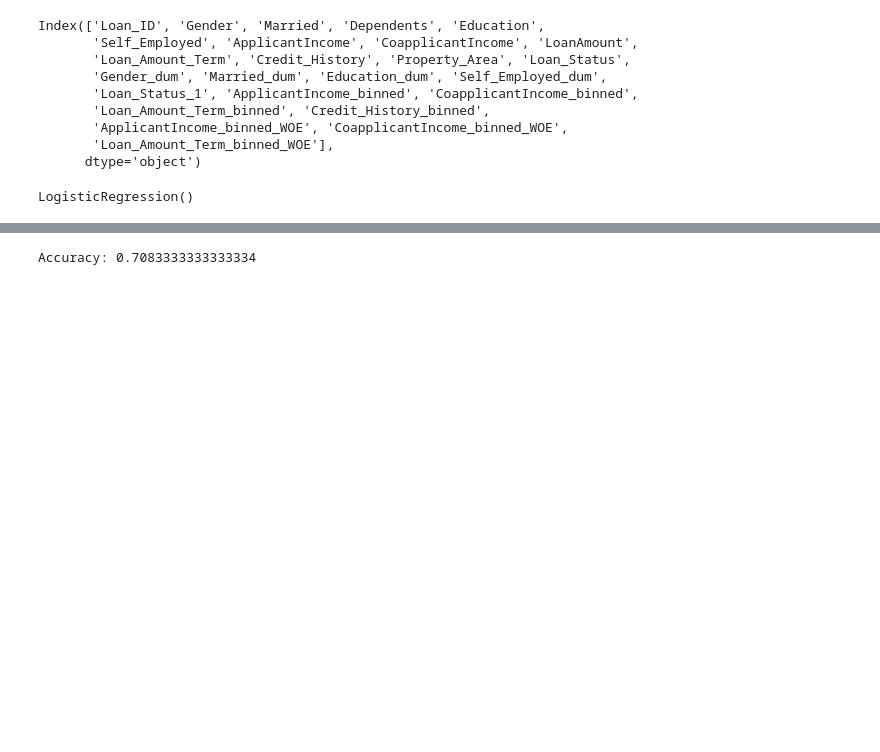
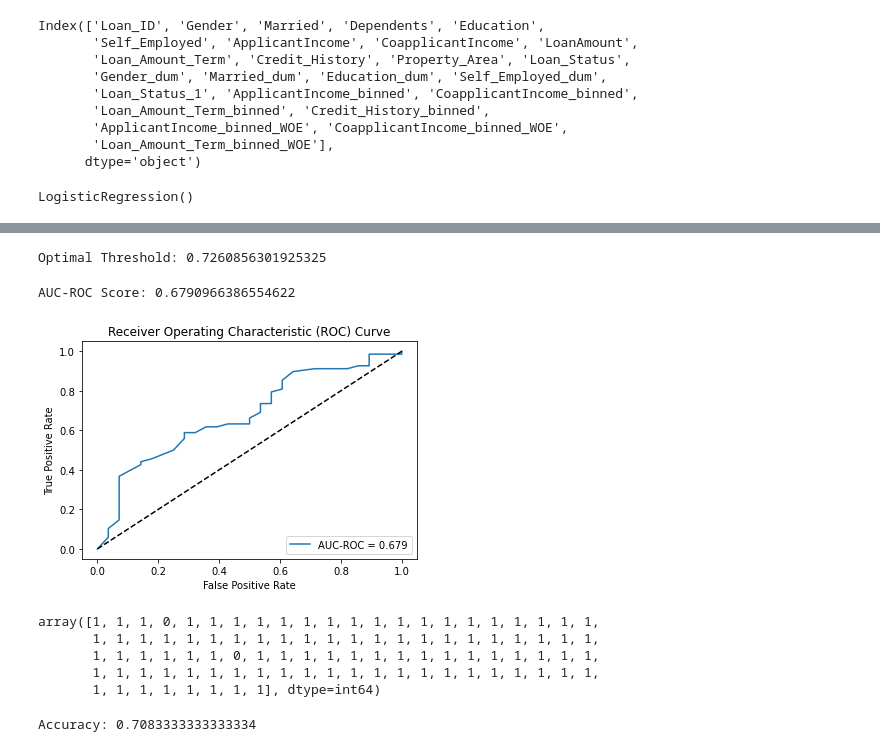
Before and after one commit to sumitmg/Loan-Prediction-Analytics, a Jupyter notebook: loan_prediction_model.ipynb, the cells around one changed output, grey strips where cells are left out. Drawn from its saved outputs; the diff is of its cells as text; code cells hidden in the pictures; blank space fills up the shorter version.

Commit message:
Added ROC Curve

```diff
--- a/loan_prediction_model.ipynb
+++ b/loan_prediction_model.ipynb
@@ -617,3 +621,7 @@ logreg = LogisticRegression()
 logreg.fit(X_train, y_train)
 # %% [output]
 LogisticRegression()
+# %%
+# Predict probabilities for the positive class
+y_prob = logreg.predict_proba(X_test)[:, 1]
+y_prob
@@ -620,6 +649,42 @@ LogisticRegression()
+# %%
+# Calculate the ROC curve
+fpr, tpr, thresholds = roc_curve(y_test, y_prob)
+# %%
+# Calculate the Youden's J statistic (tpr - fpr) and find the optimal threshold
+optimal_threshold = thresholds[np.argmax(tpr - fpr)]
+
+# Print the optimal threshold
+print("Optimal Threshold:", optimal_threshold)
+# %% [output]
+Optimal Threshold: 0.7260856301925325
+# %%
+# Calculate the AUC-ROC score
+auc_roc = roc_auc_score(y_test, y_prob)
+print("AUC-ROC Score:", auc_roc)
+# %% [output]
+AUC-ROC Score: 0.6790966386554622
+# %%
+# Plot the ROC curve
+plt.figure()
+plt.plot(fpr, tpr, label=f'AUC-ROC = {auc_roc:.3f}')
+plt.plot([0, 1], [0, 1], 'k--')
+plt.xlabel('False Positive Rate')
+plt.ylabel('True Positive Rate')
+plt.title('Receiver Operating Characteristic (ROC) Curve')
+plt.legend(loc='lower right')
+plt.show()
+# %% [output]
+[figure, added]
 # %%
 # Make predictions on the testing data
 y_pred = logreg.predict(X_test)
+y_pred
+# %% [output]
+array([1, 1, 1, 0, 1, 1, 1, 1, 1, 1, 1, 1, 1, 1, 1, 1, 1, 1, 1, 1, 1, 1,
+       1, 1, 1, 1, 1, 1, 1, 1, 1, 1, 1, 1, 1, 1, 1, 1, 1, 1, 1, 1, 1, 1,
+       1, 1, 1, 1, 1, 1, 0, 1, 1, 1, 1, 1, 1, 1, 1, 1, 1, 1, 1, 1, 1, 1,
+       1, 1, 1, 1, 1, 1, 1, 1, 1, 1, 1, 1, 1, 1, 1, 1, 1, 1, 1, 1, 1, 1,
+       1, 1, 1, 1, 1, 1, 1, 1], dtype=int64)
 # %%
 # Evaluate the accuracy of the model
 accuracy = accuracy_score(y_test, y_pred)
```
Also changed, not shown: parts of 3 cells of this notebook.
